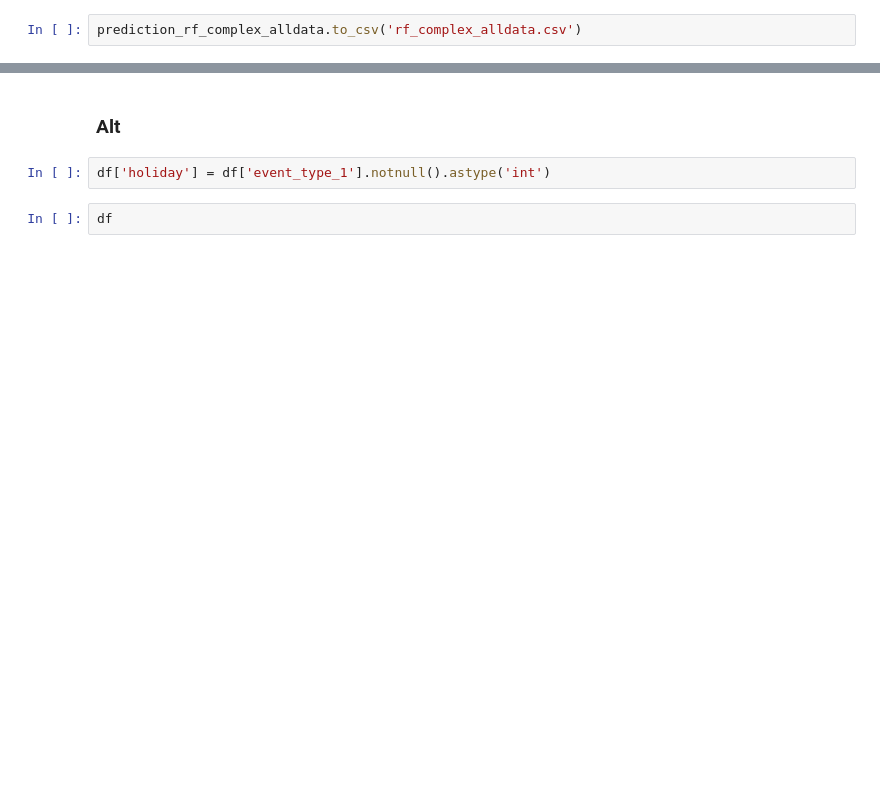
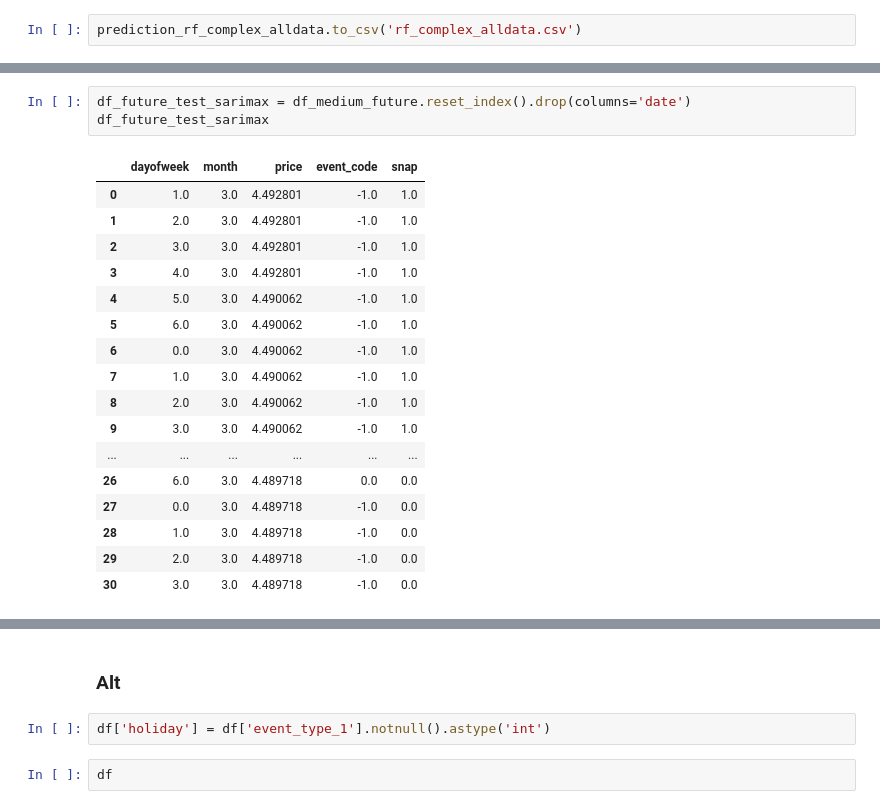
Before and after one commit to EdwinUe/BAB_WS22-23, a Jupyter notebook: Code/003BusinessAnalyticsBProjekt.ipynb, the cells around one changed output, grey strips where cells are left out. Drawn from its saved outputs; the diff is of its cells as text; blank space fills up the shorter version.

Commit message:
SARIMAX

```diff
--- a/Code/003BusinessAnalyticsBProjekt.ipynb
+++ b/Code/003BusinessAnalyticsBProjekt.ipynb
@@ -907,0 +1026,21 @@ prediction_rf_complex_alldata.to_csv('rf_complex_alldata.csv')
+# %%
+df_future_test_sarimax = df_medium_future.reset_index().drop(columns='date')
+df_future_test_sarimax
+# %% [output]
+|  | dayofweek | month | price | event_code | snap |
+| 0 | 1.0 | 3.0 | 4.492801 | -1.0 | 1.0 |
+| 1 | 2.0 | 3.0 | 4.492801 | -1.0 | 1.0 |
+| 2 | 3.0 | 3.0 | 4.492801 | -1.0 | 1.0 |
+| 3 | 4.0 | 3.0 | 4.492801 | -1.0 | 1.0 |
+| 4 | 5.0 | 3.0 | 4.490062 | -1.0 | 1.0 |
+| 5 | 6.0 | 3.0 | 4.490062 | -1.0 | 1.0 |
+| 6 | 0.0 | 3.0 | 4.490062 | -1.0 | 1.0 |
+| 7 | 1.0 | 3.0 | 4.490062 | -1.0 | 1.0 |
+| 8 | 2.0 | 3.0 | 4.490062 | -1.0 | 1.0 |
+| 9 | 3.0 | 3.0 | 4.490062 | -1.0 | 1.0 |
+| ... | ... | ... | ... | ... | ... |
+| 26 | 6.0 | 3.0 | 4.489718 | 0.0 | 0.0 |
+| 27 | 0.0 | 3.0 | 4.489718 | -1.0 | 0.0 |
+| 28 | 1.0 | 3.0 | 4.489718 | -1.0 | 0.0 |
+| 29 | 2.0 | 3.0 | 4.489718 | -1.0 | 0.0 |
+| 30 | 3.0 | 3.0 | 4.489718 | -1.0 | 0.0 |
```
Also changed, not shown: parts of 27 cells of this notebook.
